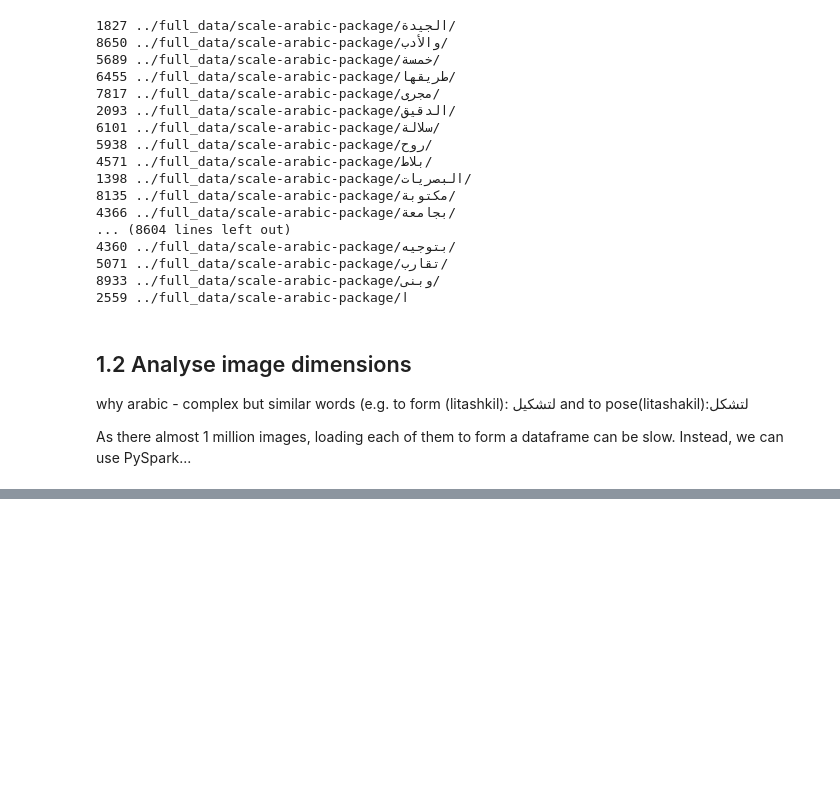
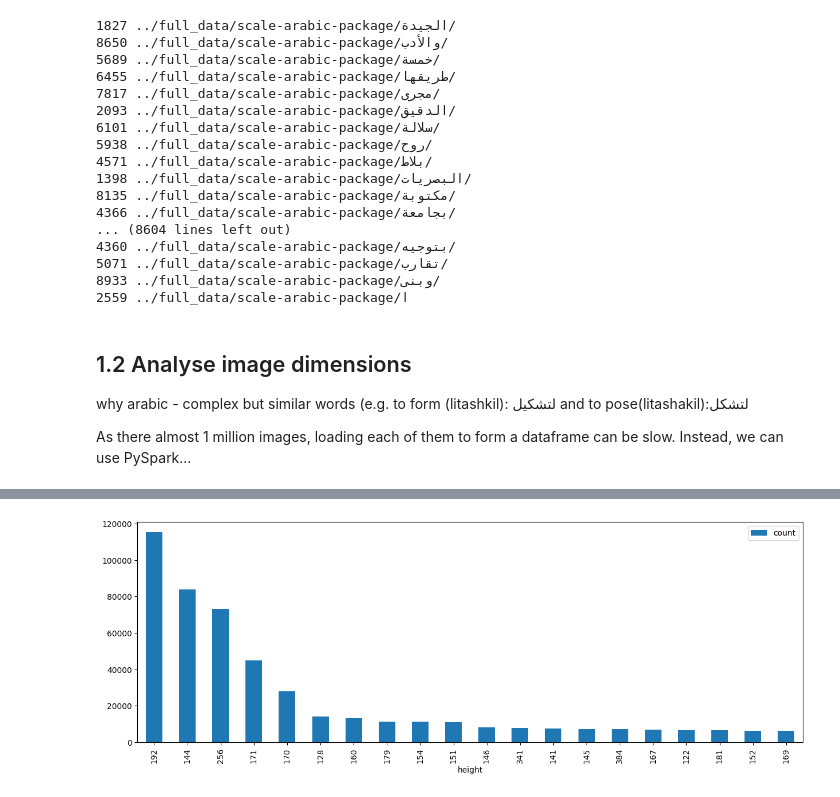
Before and after one commit to mnoor-ds/Sem2_CA1_Data, a Jupyter notebook: notebook/00_preprocess.ipynb, the cells around one changed output, grey strips where cells are left out. Cells and saved outputs as stored; diff of their text form; code cells hidden in the pictures; blank space fills up the shorter version.

```diff
--- a/notebook/00_preprocess.ipynb
+++ b/notebook/00_preprocess.ipynb
@@ -124,0 +270,4 @@ Py4JJavaError: An error occurred while calling o31.load.
+# %%
+height_counts.iloc[:20].plot(x='height', y='count', kind='bar', figsize=(15,5));
+# %% [output]
+[figure, added]
```
Also changed, not shown: parts of 26 cells of this notebook, 5 other files.
